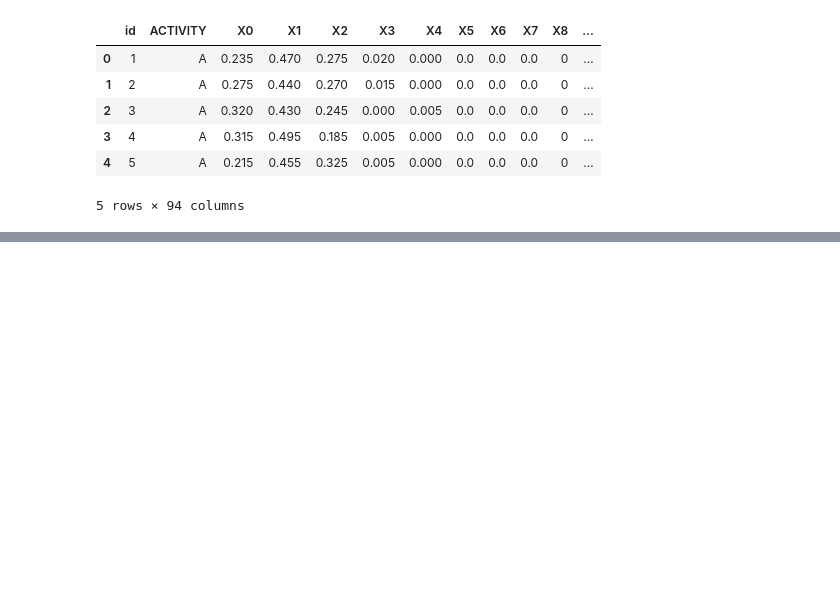
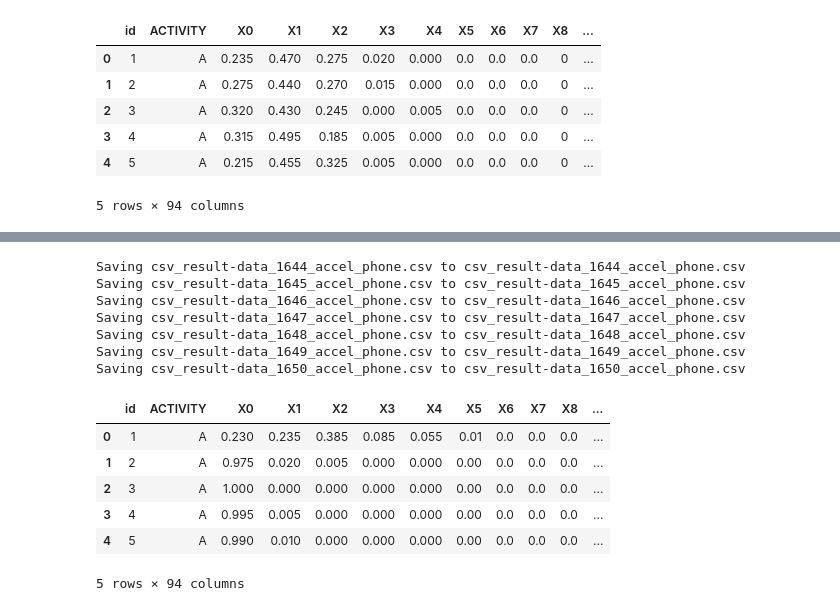
Before and after one commit to sai-develop/ResearchProject, a Jupyter notebook: Training_Datasets_Project.ipynb, the cells around one changed output, grey strips where cells are left out. Cells and saved outputs as stored; diff of their text form; code cells hidden in the pictures; blank space fills up the shorter version.

```diff
--- a/Training_Datasets_Project.ipynb
+++ b/Training_Datasets_Project.ipynb
@@ -112,0 +227,14 @@ train_data.head()
+# %%
+from google.colab import files
+uploaded = files.upload()
+import pandas as pd
+import io
+train_data = pd.read_csv(io.StringIO(uploaded['csv_result-data_1644_accel_phone.csv'].decode('utf-8')))
+train_data = pd.read_csv(io.StringIO(uploaded['csv_result-data_1645_accel_phone.csv'].decode('utf-8')))
+train_data = pd.read_csv(io.StringIO(uploaded['csv_result-data_1646_accel_phone.csv'].decode('utf-8')))
+train_data = pd.read_csv(io.StringIO(uploaded['csv_result-data_1647_accel_phone.csv'].decode('utf-8')))
+train_data = pd.read_csv(io.StringIO(uploaded['csv_result-data_1648_accel_phone.csv'].decode('utf-8')))
+train_data = pd.read_csv(io.StringIO(uploaded['csv_result-data_1649_accel_phone.csv'].decode('utf-8')))
+train_data = pd.read_csv(io.StringIO(uploaded['csv_result-data_1650_accel_phone.csv'].decode('utf-8')))
+train_data.head()
+# %% [output]
@@ -112,0 +242,14 @@ train_data.head()
+Saving csv_result-data_1644_accel_phone.csv to csv_result-data_1644_accel_phone.csv
+Saving csv_result-data_1645_accel_phone.csv to csv_result-data_1645_accel_phone.csv
+Saving csv_result-data_1646_accel_phone.csv to csv_result-data_1646_accel_phone.csv
+Saving csv_result-data_1647_accel_phone.csv to csv_result-data_1647_accel_phone.csv
+Saving csv_result-data_1648_accel_phone.csv to csv_result-data_1648_accel_phone.csv
+Saving csv_result-data_1649_accel_phone.csv to csv_result-data_1649_accel_phone.csv
+Saving csv_result-data_1650_accel_phone.csv to csv_result-data_1650_accel_phone.csv
+|  | id | ACTIVITY | X0 | X1 | X2 | X3 | X4 | X5 | X6 | X7 | X8 | ... |
+| 0 | 1 | A | 0.230 | 0.235 | 0.385 | 0.085 | 0.055 | 0.01 | 0.0 | 0.0 | 0.0 | ... |
+| 1 | 2 | A | 0.975 | 0.020 | 0.005 | 0.000 | 0.000 | 0.00 | 0.0 | 0.0 | 0.0 | ... |
+| 2 | 3 | A | 1.000 | 0.000 | 0.000 | 0.000 | 0.000 | 0.00 | 0.0 | 0.0 | 0.0 | ... |
+| 3 | 4 | A | 0.995 | 0.005 | 0.000 | 0.000 | 0.000 | 0.00 | 0.0 | 0.0 | 0.0 | ... |
+| 4 | 5 | A | 0.990 | 0.010 | 0.000 | 0.000 | 0.000 | 0.00 | 0.0 | 0.0 | 0.0 | ... |
+5 rows × 94 columns
```
Also changed, not shown: parts of 8 cells of this notebook.
